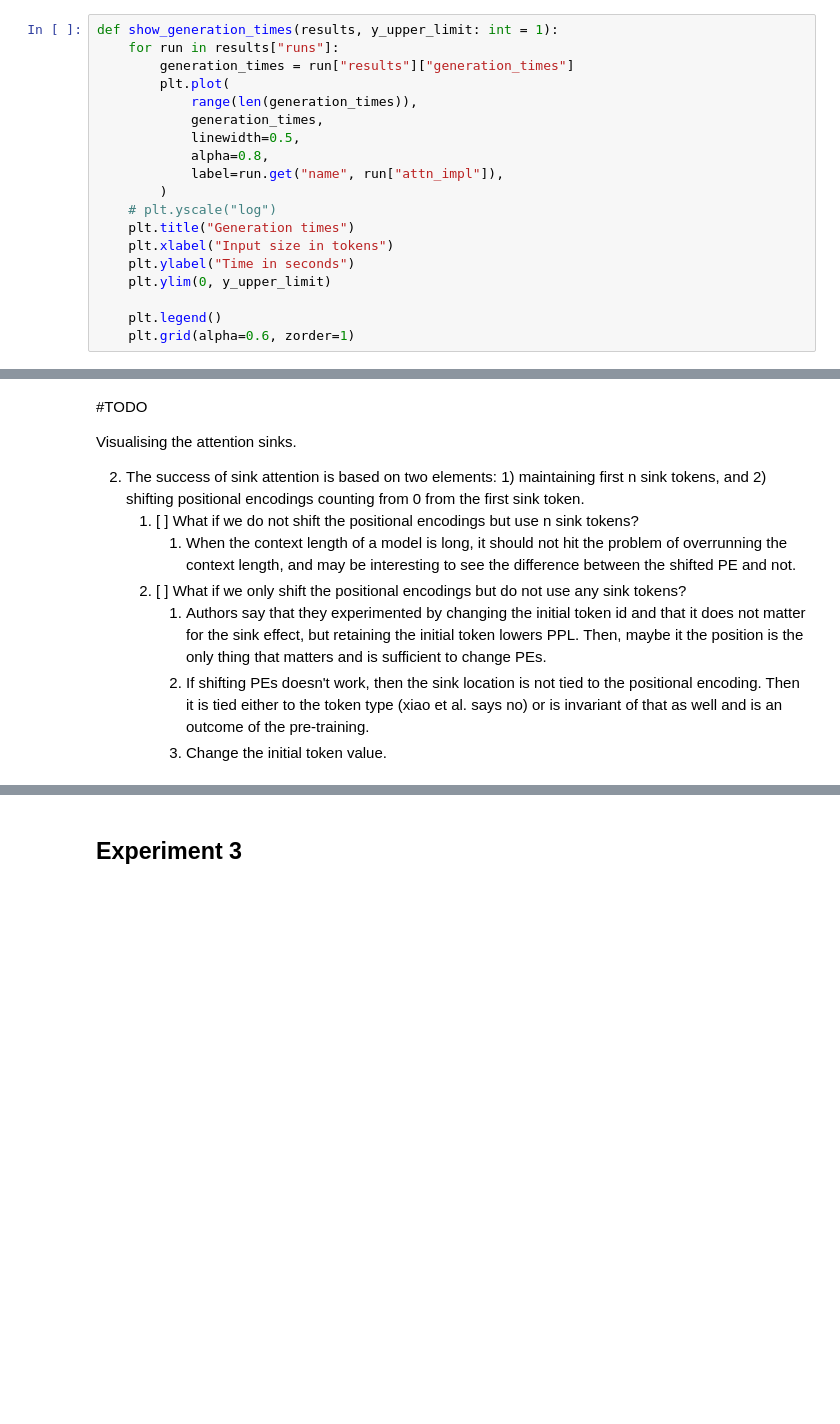
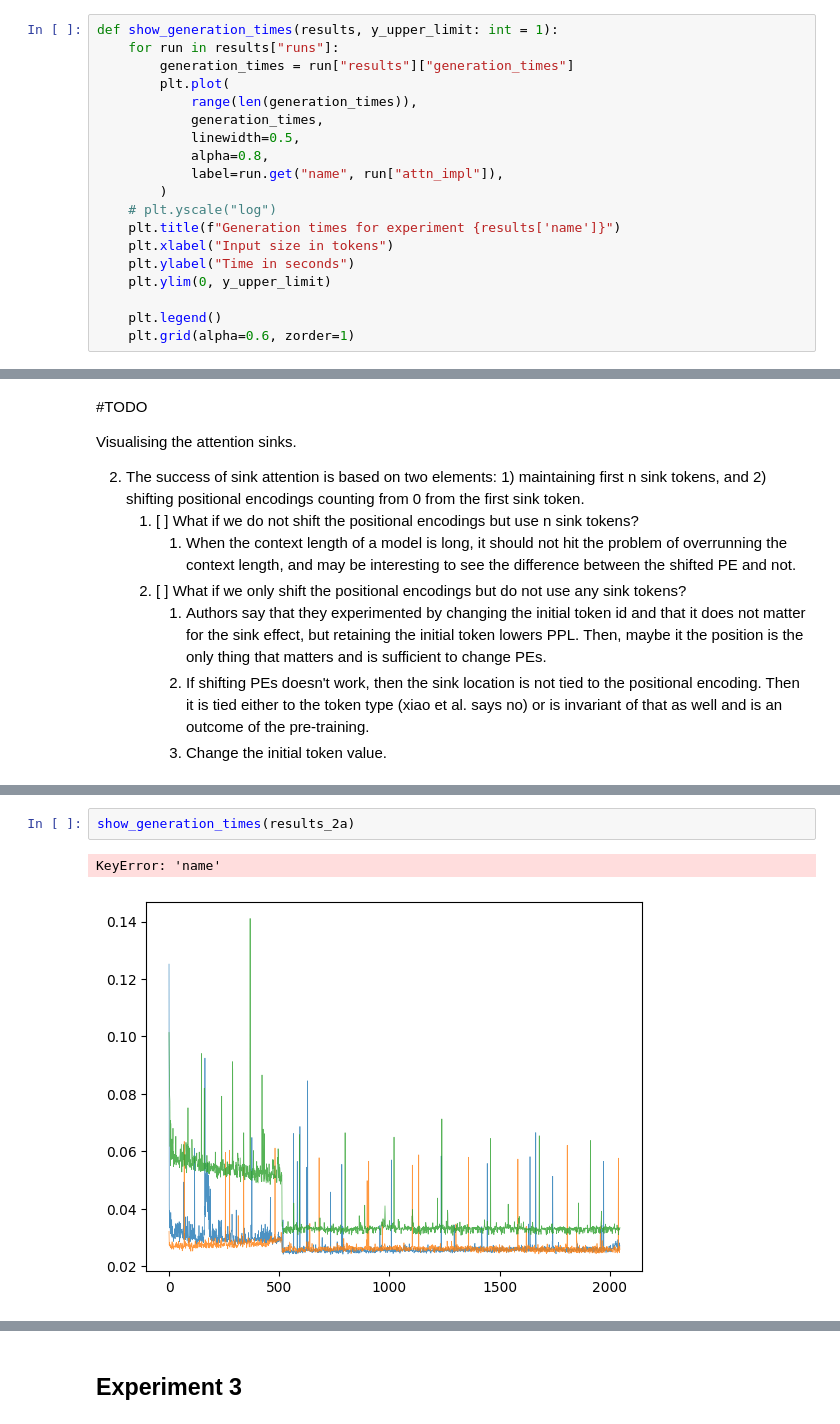
Before and after one commit to TheRootOf3/understanding-attention-sinks, a Jupyter notebook: main.ipynb, the cells around one changed output, grey strips where cells are left out. Drawn from its saved outputs; the diff is of its cells as text; blank space fills up the shorter version.

```diff
--- a/main.ipynb
+++ b/main.ipynb
@@ -780,7 +822,7 @@ def show_generation_times(results, y_upper_limit: int = 1):
             label=run.get("name", run["attn_impl"]),
         )
     # plt.yscale("log")
-    plt.title("Generation times")
+    plt.title(f"Generation times for experiment {results['name']}")
     plt.xlabel("Input size in tokens")
     plt.ylabel("Time in seconds")
     plt.ylim(0, y_upper_limit)
@@ -1019,0 +1121,5 @@ Visualising the attention sinks.
+# %%
+show_generation_times(results_2a)
+# %% [output]
+KeyError: 'name'
+[figure, added]
```
Also changed, not shown: parts of 45 cells of this notebook, 1 other file.
